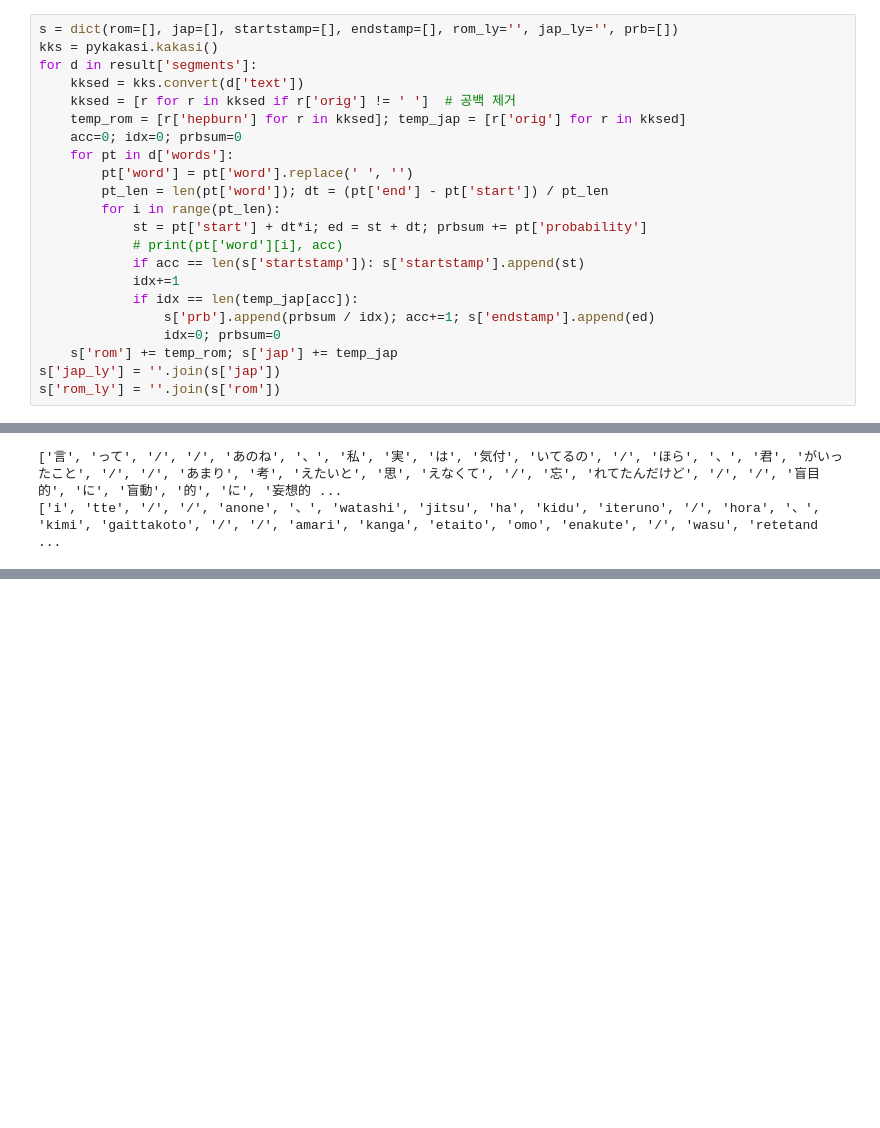
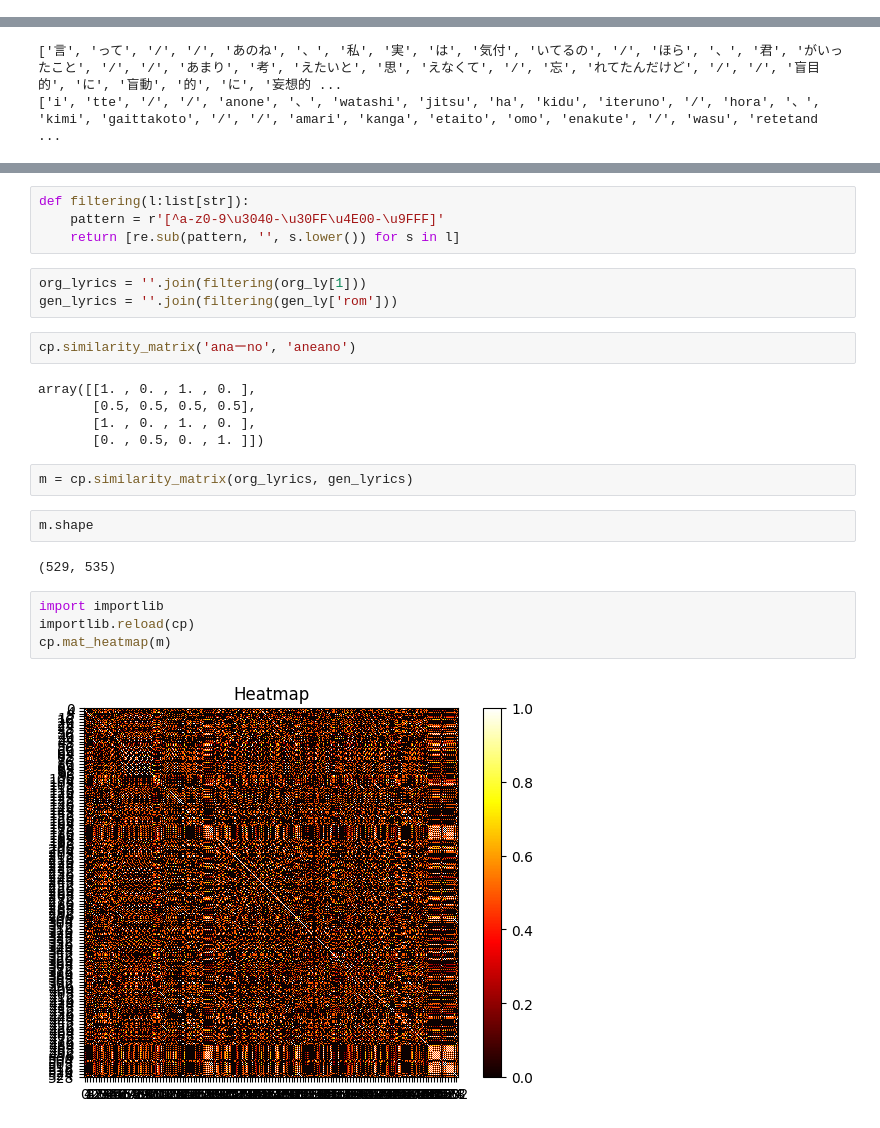
Before and after one commit to naniri04/Vocal_Recognition, a Jupyter notebook: vocal_recog.ipynb, the cells around one changed output, grey strips where cells are left out. Saved outputs shown, nothing was run; the diff lists cells and outputs as text; blank space fills up the shorter version.

```diff
--- a/vocal_recog.ipynb
+++ b/vocal_recog.ipynb
@@ -102,22 +90,0 @@ result = model.transcribe(f"{targ_path}/{song_info[song_idx][0]}.mp3", **arg)
-# %%
-s = dict(rom=[], jap=[], startstamp=[], endstamp=[], rom_ly='', jap_ly='', prb=[])
-kks = pykakasi.kakasi()
-for d in result['segments']:
-    kksed = kks.convert(d['text'])
-    kksed = [r for r in kksed if r['orig'] != ' ']  # 공백 제거
-    temp_rom = [r['hepburn'] for r in kksed]; temp_jap = [r['orig'] for r in kksed]
-    acc=0; idx=0; prbsum=0
-    for pt in d['words']:
-        pt['word'] = pt['word'].replace(' ', '')
-        pt_len = len(pt['word']); dt = (pt['end'] - pt['start']) / pt_len
-        for i in range(pt_len):
-            st = pt['start'] + dt*i; ed = st + dt; prbsum += pt['probability']
-            # print(pt['word'][i], acc)
-            if acc == len(s['startstamp']): s['startstamp'].append(st)
-            idx+=1
-            if idx == len(temp_jap[acc]):
-                s['prb'].append(prbsum / idx); acc+=1; s['endstamp'].append(ed)
-                idx=0; prbsum=0
-    s['rom'] += temp_rom; s['jap'] += temp_jap
-s['jap_ly'] = ''.join(s['jap'])
-s['rom_ly'] = ''.join(s['rom'])
@@ -206,0 +124,26 @@ for c in rdict['segments']:
+# %%
+def filtering(l:list[str]):
+    pattern = r'[^a-z0-9\u3040-\u30FF\u4E00-\u9FFF]'
+    return [re.sub(pattern, '', s.lower()) for s in l]
+# %%
+org_lyrics = ''.join(filtering(org_ly[1]))
+gen_lyrics = ''.join(filtering(gen_ly['rom']))
+# %%
+cp.similarity_matrix('anaーno', 'aneano')
+# %% [output]
+array([[1. , 0. , 1. , 0. ],
+       [0.5, 0.5, 0.5, 0.5],
+       [1. , 0. , 1. , 0. ],
+       [0. , 0.5, 0. , 1. ]])
+# %%
+m = cp.similarity_matrix(org_lyrics, gen_lyrics)
+# %%
+m.shape
+# %% [output]
+(529, 535)
+# %%
+import importlib
+importlib.reload(cp)
+cp.mat_heatmap(m)
+# %% [output]
+[figure, added]
```
Also changed, not shown: parts of 19 cells of this notebook, 3 other files.
